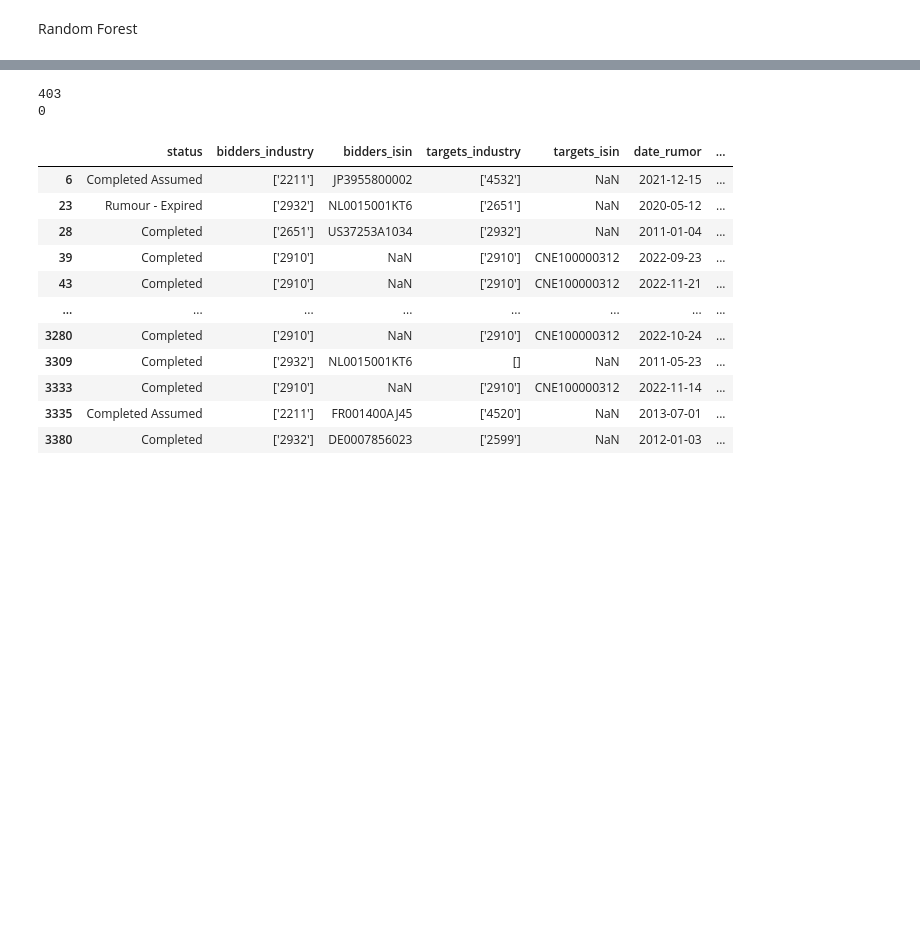
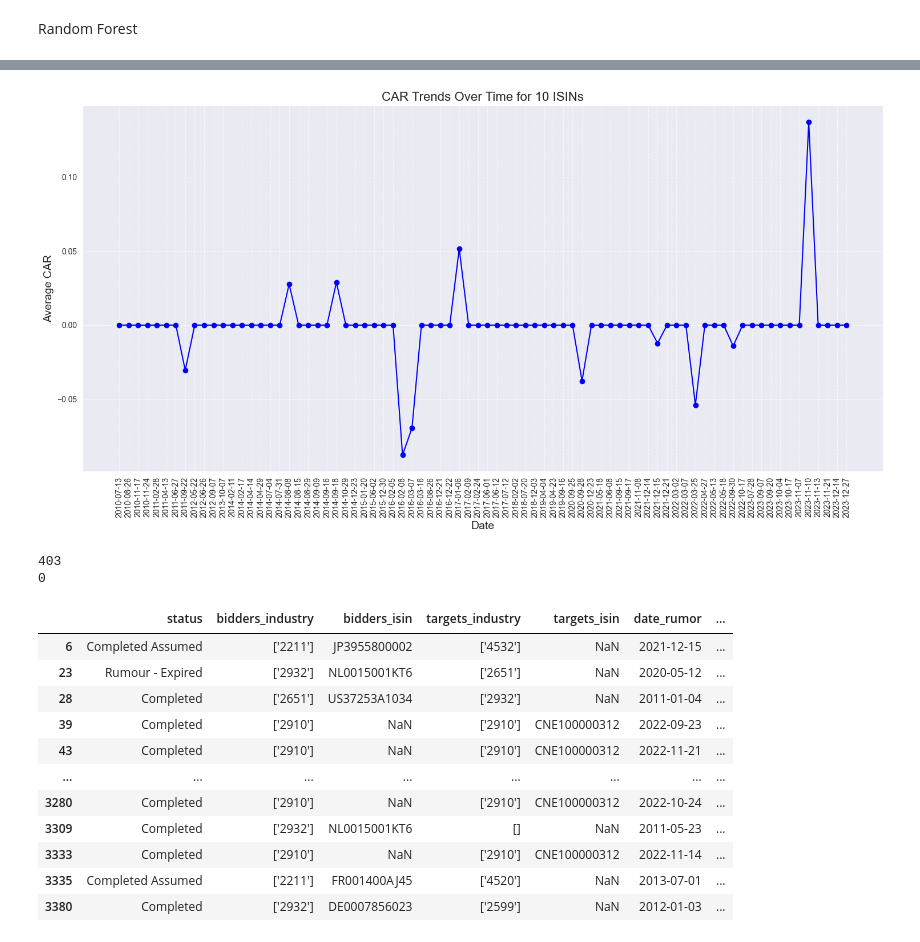
Before and after one commit to grallv/DSB2, a Jupyter notebook: combine_regression.ipynb, the cells around one changed output, grey strips where cells are left out. Drawn from its saved outputs; the diff is of its cells as text; code cells hidden in the pictures; blank space fills up the shorter version.

```diff
--- a/combine_regression.ipynb
+++ b/combine_regression.ipynb
@@ -321,28 +517,28 @@ print(f"Random Forest Feature Importances: {rf_regressor.feature_importances_}")
 # %%
-# # visualize CARs from 10 ISINs over time
-# import matplotlib.pyplot as plt
-#
-# # Select 10 ISINs for visualization
-# isin_list = senti_df['ISIN'].unique()[:10]
-#
-# # Filter data for the selected ISINs
-# selected_data = senti_df[senti_df['ISIN'].isin(isin_list)]
-#
-# # Group by date to calculate average CARs per day
-# car_trend = selected_data.groupby('date_rumor')['CARs'].mean().dropna()
-#
-# print(car_trend)
-#
-# # Plot CAR trends over time
-# plt.figure(figsize=(15, 8))
-# plt.plot(car_trend.index, car_trend.values, marker='o', linestyle='-', color='b')
-# plt.title('CAR Trends Over Time for 10 ISINs', fontsize=16)
-# plt.xlabel('Date', fontsize=14)
-# plt.ylabel('Average CAR', fontsize=14)
-# plt.grid(axis='both', linestyle='--', alpha=0.7)
-# plt.xticks(rotation=45)
-# plt.tight_layout()
-# plt.show()
+# visualize CARs from 10 ISINs over time
+import matplotlib.pyplot as plt
+
+# Select 10 ISINs for visualization
+isin_list = senti_df['ISIN'].unique()[:15]
+
+# Filter data for the selected ISINs
+selected_data = senti_df[senti_df['ISIN'].isin(isin_list)]
+
+# Group by date to calculate average CARs per day
+car_trend = selected_data.groupby('date_rumor')['CARs'].mean().dropna()
+
+# Plot CAR trends over time
+plt.figure(figsize=(15, 8))
+plt.plot(car_trend.index, car_trend.values, marker='o', linestyle='-', color='b')
+plt.title('CAR Trends Over Time for 10 ISINs', fontsize=16)
+plt.xlabel('Date', fontsize=14)
+plt.ylabel('Average CAR', fontsize=14)
+plt.grid(axis='both', linestyle='--', alpha=0.7)
+plt.xticks(rotation=90)
+plt.tight_layout()
+plt.show()
+# %% [output]
+[figure, added]
 # %%
 # select rows from senti_df where CARs is not 0
 senti_df = senti_df[senti_df['CARs'] != 0]
```
Also changed, not shown: parts of 23 cells of this notebook.
